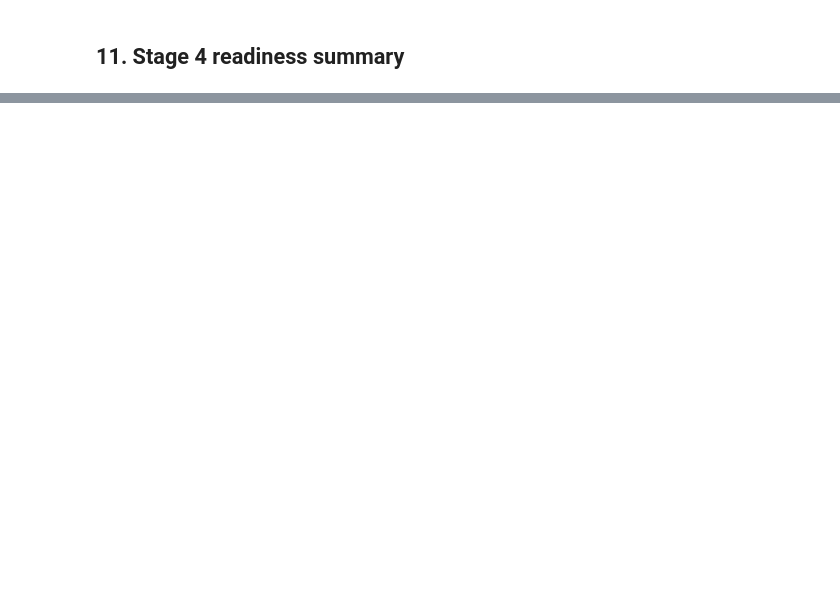
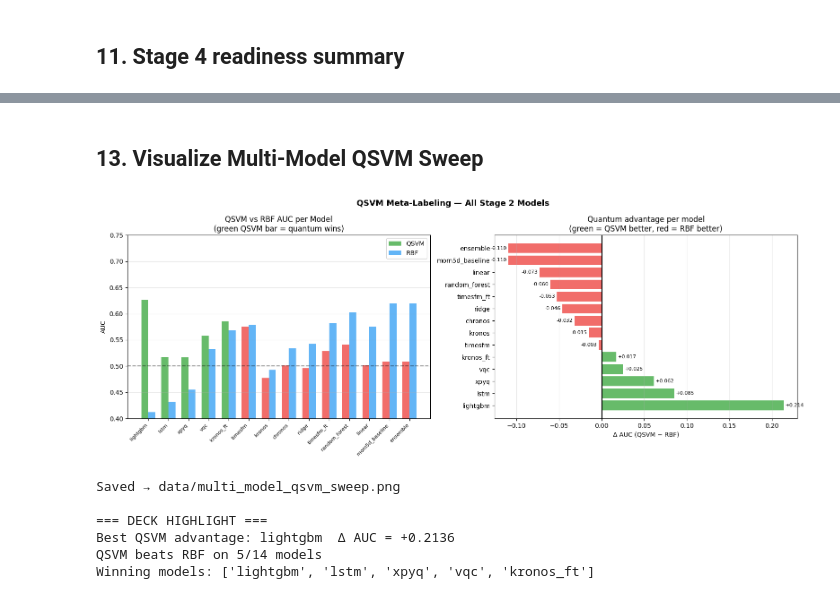
Before and after one commit to dhyutin/Qubitrade, a Jupyter notebook: 04_meta_labeling.ipynb, the cells around one changed output, grey strips where cells are left out. Cells and saved outputs as stored; diff of their text form; code cells hidden in the pictures; blank space fills up the shorter version.

```diff
--- a/04_meta_labeling.ipynb
+++ b/04_meta_labeling.ipynb
@@ -242,11 +247,25 @@ Class balance — train: 60.4%, test: 56.5%
 Quantum kernel via ZZFeatureMap. Computes pairwise quantum-state overlaps to build N×N kernel matrix, feeds into sklearn's SVC.
 # %%
 from qiskit.circuit.library import ZZFeatureMap
-from qiskit_machine_learning.kernels import FidelityQuantumKernel
+
+# Try the faster statevector-based kernel first (5-10x faster on small qubit counts).
+# Falls back to FidelityQuantumKernel (sampling-based) if not available.
+try:
+    from qiskit_machine_learning.kernels import FidelityStatevectorKernel
+    use_statevector = True
+except ImportError:
+    from qiskit_machine_learning.kernels import FidelityQuantumKernel
+    use_statevector = False
 
 print(f'Building ZZFeatureMap ({N_QUBITS} qubits, reps={FEATURE_MAP_REPS}, entanglement=linear)')
 feature_map = ZZFeatureMap(feature_dimension=N_QUBITS, reps=FEATURE_MAP_REPS, entanglement='linear')
-quantum_kernel = FidelityQuantumKernel(feature_map=feature_map)
+
+if use_statevector:
+    quantum_kernel = FidelityStatevectorKernel(feature_map=feature_map)
+    print('  using FidelityStatevectorKernel (fast statevector simulation)')
+else:
+    quantum_kernel = FidelityQuantumKernel(feature_map=feature_map)
+    print('  using FidelityQuantumKernel (sampling-based, slower)')
 
 print(f'Computing K_train ({N_TRAIN_SAMPLES}x{N_TRAIN_SAMPLES} = {N_TRAIN_SAMPLES**2:,} kernel evals)...')
 t0 = time.time()
@@ -554,0 +788,56 @@ with open(os.path.join(DATA_DIR, 'stage3_checks.json'), 'w') as f:
+# %% [markdown]
+## 13. Visualize Multi-Model QSVM Sweep
+# %%
+fig, axes = plt.subplots(1, 2, figsize=(16, 6))
+fig.suptitle('QSVM Meta-Labeling — All Stage 2 Models', fontweight='bold', fontsize=13)
+
+# Left: grouped bar chart QSVM vs RBF AUC per model
+ax = axes[0]
+x = np.arange(len(results_df))
+w = 0.35
+colors_q = ['#4caf50' if w else '#ef5350' for w in results_df['qsvm_wins']]
+ax.bar(x - w/2, results_df['qsvm_auc'], w, label='QSVM', color=colors_q, alpha=0.85)
+ax.bar(x + w/2, results_df['rbf_auc'],  w, label='RBF',  color='#2196f3', alpha=0.70)
+ax.set_xticks(x)
+ax.set_xticklabels(results_df['model'], rotation=45, ha='right', fontsize=8)
+ax.set_ylabel('AUC')
+ax.set_title('QSVM vs RBF AUC per Model\n(green QSVM bar = quantum wins)')
+ax.legend()
+ax.axhline(0.5, color='black', linestyle='--', alpha=0.4, label='Random')
+ax.set_ylim(0.4, 0.75)
+ax.grid(alpha=0.3, axis='y')
+
+# Right: Δ AUC bar chart
+ax2 = axes[1]
+bar_colors = ['#4caf50' if d > 0 else '#ef5350' for d in results_df['delta']]
+ax2.barh(results_df['model'], results_df['delta'], color=bar_colors, alpha=0.85)
+ax2.axvline(0, color='black', linewidth=1.5)
+ax2.set_xlabel('Δ AUC (QSVM − RBF)')
+ax2.set_title('Quantum advantage per model\n(green = QSVM better, red = RBF better)')
+ax2.grid(alpha=0.3, axis='x')
+for i, (_, row) in enumerate(results_df.iterrows()):
+    ax2.text(row['delta'] + (0.002 if row['delta'] >= 0 else -0.002),
+             i, f"{row['delta']:+.3f}", va='center',
+             ha='left' if row['delta'] >= 0 else 'right', fontsize=8)
+
+plt.tight_layout()
+plt.savefig(os.path.join(DATA_DIR, 'multi_model_qsvm_sweep.png'), dpi=120, bbox_inches='tight')
+plt.show()
+print('Saved → data/multi_model_qsvm_sweep.png')
+
+# Print deck-ready summary
+print('\n=== DECK HIGHLIGHT ===')
+best_row = results_df.iloc[0]
+print(f'Best QSVM advantage: {best_row["model"]}  Δ AUC = {best_row["delta"]:+.4f}')
+print(f'QSVM beats RBF on {n_wins}/{len(results_df)} models')
+if n_wins > 0:
+    winners = results_df[results_df['qsvm_wins']]['model'].tolist()
+    print(f'Winning models: {winners}')
+# %% [output]
+[figure, added]
+Saved → data/multi_model_qsvm_sweep.png
+
+=== DECK HIGHLIGHT ===
+Best QSVM advantage: lightgbm  Δ AUC = +0.2136
+QSVM beats RBF on 5/14 models
+Winning models: ['lightgbm', 'lstm', 'xpyq', 'vqc', 'kronos_ft']
```
Also changed, not shown: parts of 10 cells of this notebook, 18 other files.
